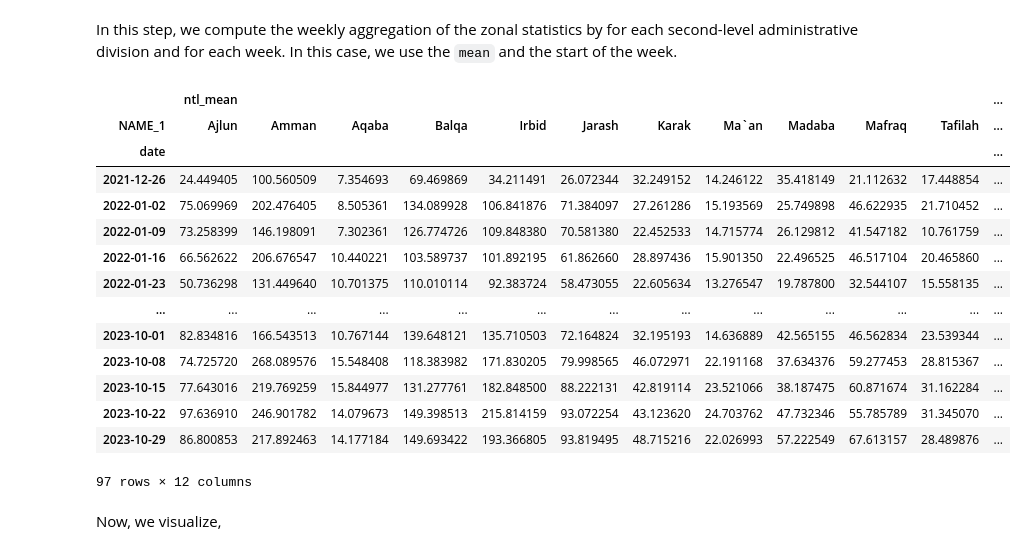
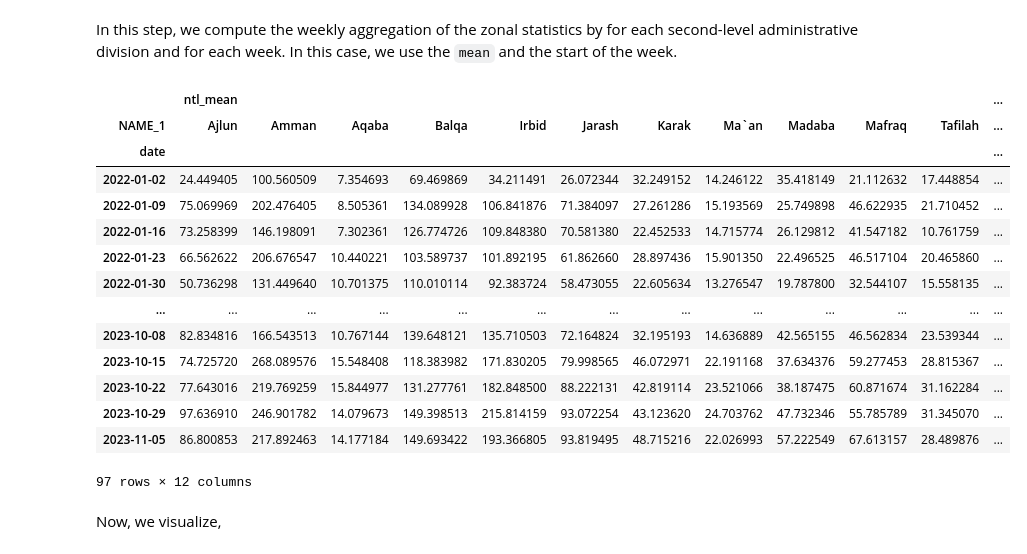
Before and after one commit to datapartnership/gaza-israel-conflict-impact-analysis, a Jupyter notebook: _sources/notebooks/nighttime-lights/nighttime-lights-in-jordan.ipynb, the cells around one changed output. Drawn from its saved outputs; the diff is of its cells as text; code cells hidden in the pictures.

```diff
--- a/_sources/notebooks/nighttime-lights/nighttime-lights-in-jordan.ipynb
+++ b/_sources/notebooks/nighttime-lights/nighttime-lights-in-jordan.ipynb
@@ -103,29 +104,29 @@ VAR = "ntl_mean"
 # %%
 JO_2 = (
     df.pivot_table(index="date", columns=["NAME_2"], values=[VAR]).resample("W").mean()
 )
 
 JO_1 = (
     df.pivot_table(index="date", columns=["NAME_1"], values=[VAR], aggfunc="mean")
-    .resample("W", label="left")
+    .resample("W", label="right")
     .mean()
 )
 JO_1
 # %% [output]
 |  | ntl_mean |  |  |  |  |  |  |  |  |  |  | ... |
 | NAME_1 | Ajlun | Amman | Aqaba | Balqa | Irbid | Jarash | Karak | Ma`an | Madaba | Mafraq | Tafilah | ... |
 | date |  |  |  |  |  |  |  |  |  |  |  | ... |
-| 2021-12-26 | 24.449405 | 100.560509 | 7.354693 | 69.469869 | 34.211491 | 26.072344 | 32.249152 | 14.246122 | 35.418149 | 21.112632 | 17.448854 | ... |
-| 2022-01-02 | 75.069969 | 202.476405 | 8.505361 | 134.089928 | 106.841876 | 71.384097 | 27.261286 | 15.193569 | 25.749898 | 46.622935 | 21.710452 | ... |
-| 2022-01-09 | 73.258399 | 146.198091 | 7.302361 | 126.774726 | 109.848380 | 70.581380 | 22.452533 | 14.715774 | 26.129812 | 41.547182 | 10.761759 | ... |
-| 2022-01-16 | 66.562622 | 206.676547 | 10.440221 | 103.589737 | 101.892195 | 61.862660 | 28.897436 | 15.901350 | 22.496525 | 46.517104 | 20.465860 | ... |
-| 2022-01-23 | 50.736298 | 131.449640 | 10.701375 | 110.010114 | 92.383724 | 58.473055 | 22.605634 | 13.276547 | 19.787800 | 32.544107 | 15.558135 | ... |
+| 2022-01-02 | 24.449405 | 100.560509 | 7.354693 | 69.469869 | 34.211491 | 26.072344 | 32.249152 | 14.246122 | 35.418149 | 21.112632 | 17.448854 | ... |
+| 2022-01-09 | 75.069969 | 202.476405 | 8.505361 | 134.089928 | 106.841876 | 71.384097 | 27.261286 | 15.193569 | 25.749898 | 46.622935 | 21.710452 | ... |
+| 2022-01-16 | 73.258399 | 146.198091 | 7.302361 | 126.774726 | 109.848380 | 70.581380 | 22.452533 | 14.715774 | 26.129812 | 41.547182 | 10.761759 | ... |
+| 2022-01-23 | 66.562622 | 206.676547 | 10.440221 | 103.589737 | 101.892195 | 61.862660 | 28.897436 | 15.901350 | 22.496525 | 46.517104 | 20.465860 | ... |
+| 2022-01-30 | 50.736298 | 131.449640 | 10.701375 | 110.010114 | 92.383724 | 58.473055 | 22.605634 | 13.276547 | 19.787800 | 32.544107 | 15.558135 | ... |
 | ... | ... | ... | ... | ... | ... | ... | ... | ... | ... | ... | ... | ... |
-| 2023-10-01 | 82.834816 | 166.543513 | 10.767144 | 139.648121 | 135.710503 | 72.164824 | 32.195193 | 14.636889 | 42.565155 | 46.562834 | 23.539344 | ... |
-| 2023-10-08 | 74.725720 | 268.089576 | 15.548408 | 118.383982 | 171.830205 | 79.998565 | 46.072971 | 22.191168 | 37.634376 | 59.277453 | 28.815367 | ... |
-| 2023-10-15 | 77.643016 | 219.769259 | 15.844977 | 131.277761 | 182.848500 | 88.222131 | 42.819114 | 23.521066 | 38.187475 | 60.871674 | 31.162284 | ... |
-| 2023-10-22 | 97.636910 | 246.901782 | 14.079673 | 149.398513 | 215.814159 | 93.072254 | 43.123620 | 24.703762 | 47.732346 | 55.785789 | 31.345070 | ... |
-| 2023-10-29 | 86.800853 | 217.892463 | 14.177184 | 149.693422 | 193.366805 | 93.819495 | 48.715216 | 22.026993 | 57.222549 | 67.613157 | 28.489876 | ... |
+| 2023-10-08 | 82.834816 | 166.543513 | 10.767144 | 139.648121 | 135.710503 | 72.164824 | 32.195193 | 14.636889 | 42.565155 | 46.562834 | 23.539344 | ... |
+| 2023-10-15 | 74.725720 | 268.089576 | 15.548408 | 118.383982 | 171.830205 | 79.998565 | 46.072971 | 22.191168 | 37.634376 | 59.277453 | 28.815367 | ... |
+| 2023-10-22 | 77.643016 | 219.769259 | 15.844977 | 131.277761 | 182.848500 | 88.222131 | 42.819114 | 23.521066 | 38.187475 | 60.871674 | 31.162284 | ... |
+| 2023-10-29 | 97.636910 | 246.901782 | 14.079673 | 149.398513 | 215.814159 | 93.072254 | 43.123620 | 24.703762 | 47.732346 | 55.785789 | 31.345070 | ... |
+| 2023-11-05 | 86.800853 | 217.892463 | 14.177184 | 149.693422 | 193.366805 | 93.819495 | 48.715216 | 22.026993 | 57.222549 | 67.613157 | 28.489876 | ... |
 97 rows × 12 columns
 # %% [markdown]
 Now, we visualize,
```
Also changed, not shown: parts of 5 cells of this notebook, 5 other files.
